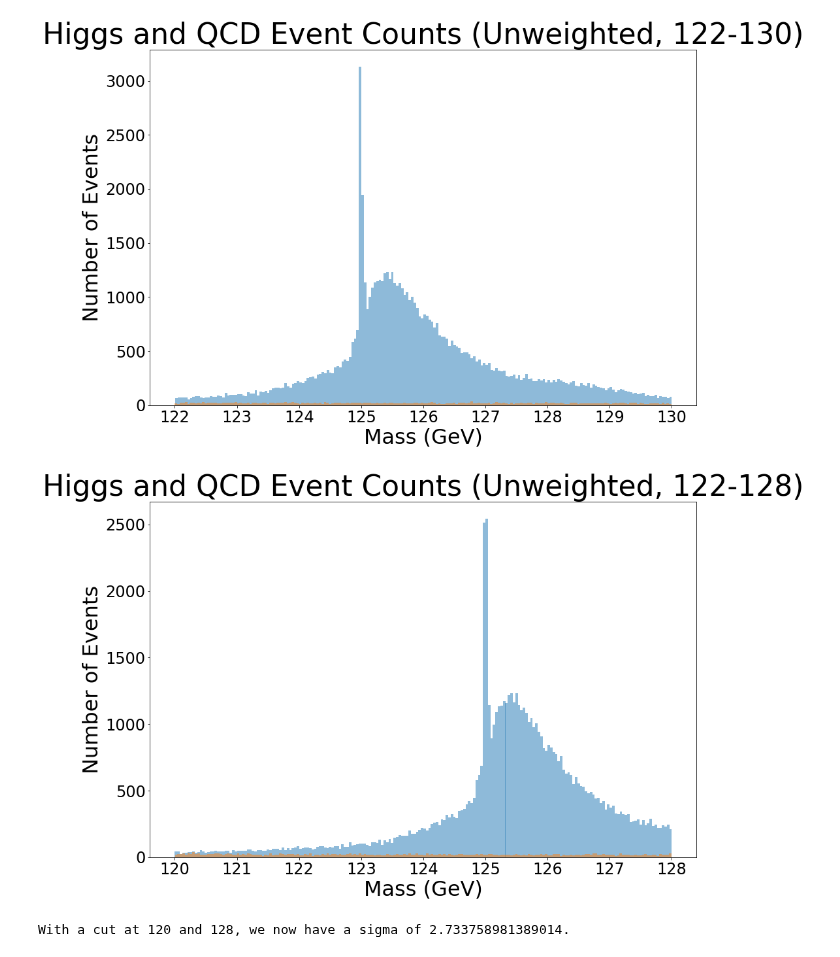
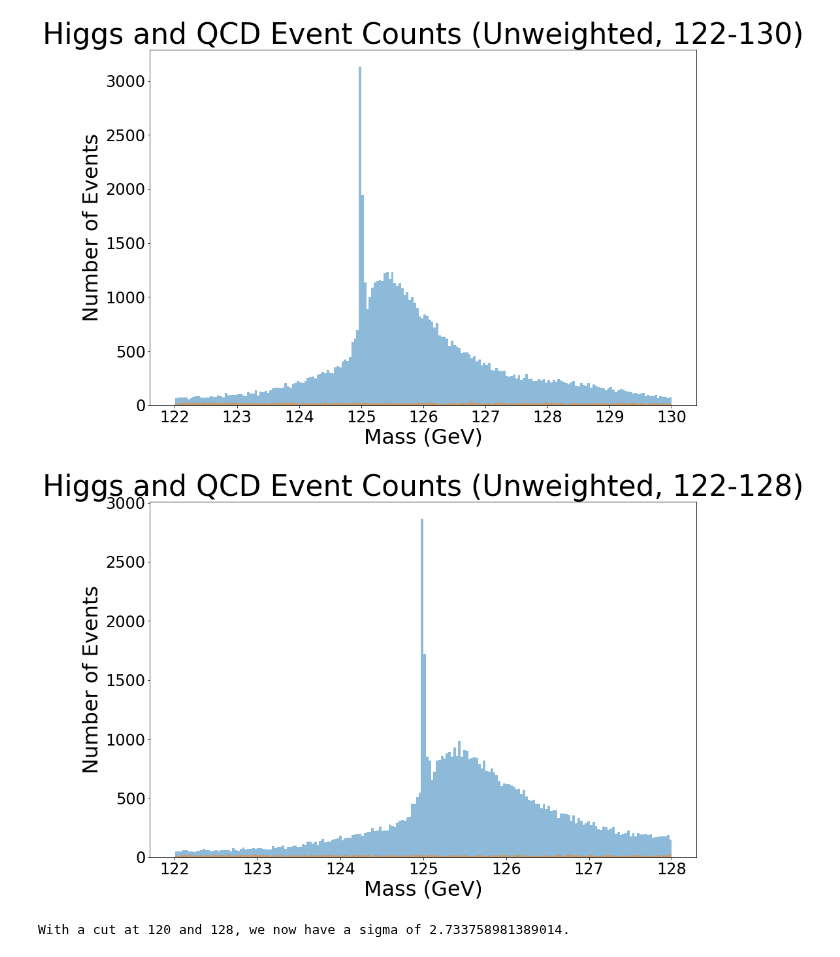
Before and after one commit to WyattOtsuka/PHYS434, a Jupyter notebook: lab7-8.ipynb, the cells around one changed output. Drawn from its saved outputs; the diff is of its cells as text; code cells hidden in the pictures.

```diff
--- a/lab7-8.ipynb
+++ b/lab7-8.ipynb
@@ -135,15 +135,15 @@ plt.show()
 [figure]
 # %%
 plt.rcParams["figure.figsize"] = (15,10)
-plt.hist(slice_data(higgs['mass'], 120, 128), bins = 200, alpha = 0.5)
-plt.hist(slice_data(qcd['mass'], 120, 128), bins = 200, alpha = 0.5)
+plt.hist(slice_data(higgs['mass'], 122, 128), bins = 200, alpha = 0.5)
+plt.hist(slice_data(qcd['mass'], 122, 128), bins = 200, alpha = 0.5)
 plt.xlabel('Mass (GeV)', fontsize = 32)
 plt.ylabel('Number of Events', fontsize = 32)
 plt.title('Higgs and QCD Event Counts (Unweighted, 122-128)', fontsize = 44)
 plt.tick_params(labelsize = 24)
 plt.show()
 # %% [output]
-[figure, old version]
+[figure, new version]
 # %%
 n_higgs = 100
 n_qcd = 20000
```
Also changed, not shown: parts of 2 cells of this notebook.
